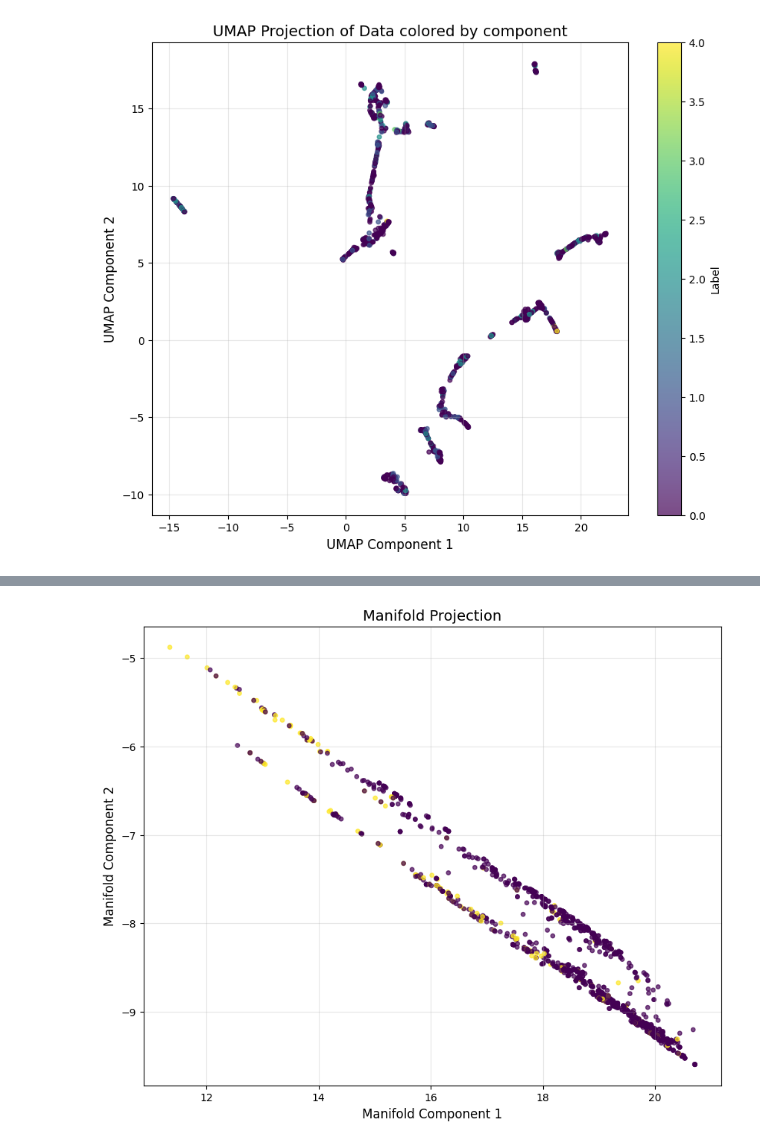
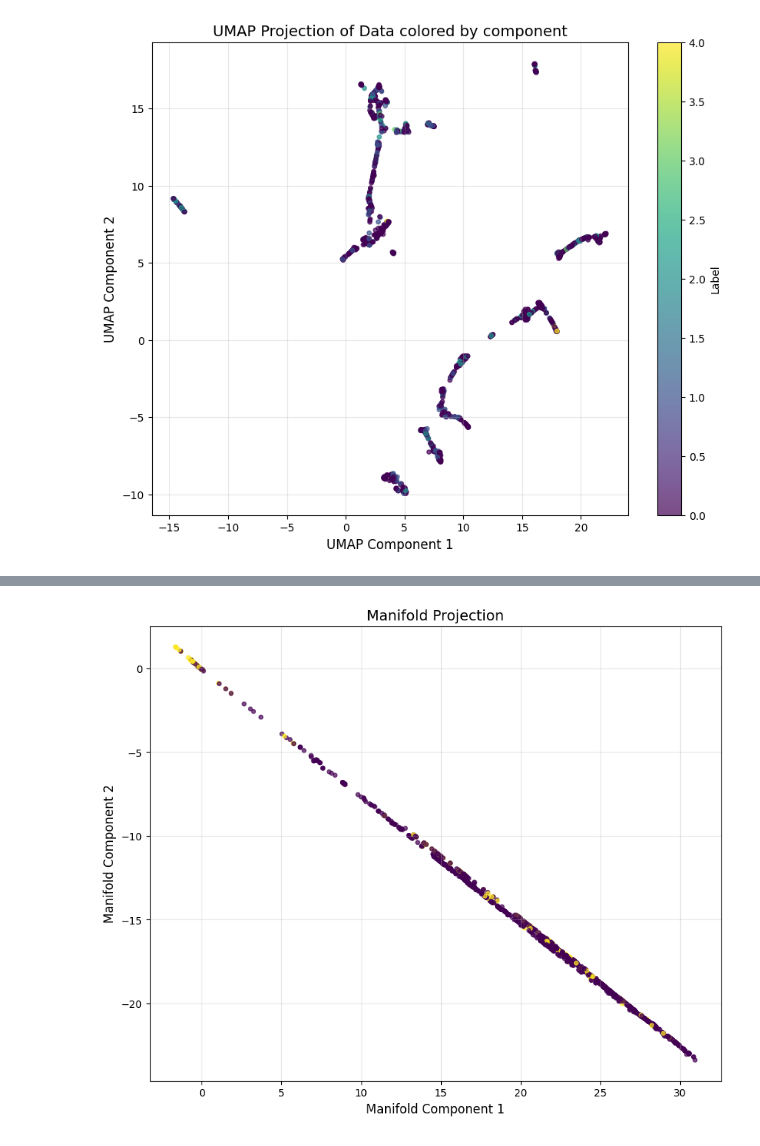
Before and after one commit to DISTA-IoT/Train_IIoT_SyntheticDataGeneration, a Jupyter notebook: Dataset_analysis.ipynb, the cells around one changed output, grey strips where cells are left out. Saved outputs shown, nothing was run; the diff lists cells and outputs as text; code cells hidden in the pictures.

```diff
--- a/Dataset_analysis.ipynb
+++ b/Dataset_analysis.ipynb
@@ -746,11 +638,11 @@ Epoch 50, Test Accuracy: 0.7634
 # %%
 components = list(dataset_new['Componente'].unique())
 component_map = {desc: i for i, desc in enumerate(components)}
-sistemi_numerici = dataset_new['Componente'].map(component_map)
+componenti_numerici = dataset_new['Componente'].map(component_map)
 print(component_map)
 # Visualize the UMAP embedding
 plt.figure(figsize=(10, 8))
-plt.scatter(embedding[:, 0], embedding[:, 1], c=sistemi_numerici, s=15, alpha=0.7)
+plt.scatter(embedding[:, 0], embedding[:, 1], c=componenti_numerici, s=15, alpha=0.7)
 plt.title('UMAP Projection of Data colored by component', fontsize=14)
 plt.xlabel('UMAP Component 1', fontsize=12)
 plt.ylabel('UMAP Component 2', fontsize=12)
@@ -765,9 +754,13 @@ plt.show()
 # %%
-classifier = MLP(
+
+
+anomaly_classifier = MLP(
     **{
         'input_dim': X.shape[1],
+        'output_dim': 2,
         'layer_norm': True,
         'mode':'OF'})
+
 
 Y = anomalous = dataset_new['Descrizione'].isin(anomalies).values
 X_train, X_test, Y_train, Y_test = train_test_split(X, Y, test_size=0.2, random_state=42)
@@ -776,15 +769,15 @@ train_scaler = MinMaxScaler()
 X_train_scaled = train_scaler.fit_transform(X_train)
 X_test_scaled = train_scaler.transform(X_test)
 
-criterion = nn.BCEWithLogitsLoss()
-optimizer = optim.Adam(classifier.parameters(), lr=0.001)
+criterion = nn.CrossEntropyLoss()
+optimizer = optim.Adam(anomaly_classifier.parameters(), lr=0.001)
 
 train_dataset = torch.utils.data.TensorDataset(
     torch.tensor(X_train_scaled).float(),
-    torch.tensor(Y_train).float())
+    torch.tensor(Y_train).long())
 test_dataset = torch.utils.data.TensorDataset(
     torch.tensor(X_test_scaled).float(),
-    torch.tensor(Y_test).float())
+    torch.tensor(Y_test).long())
 
 train_dataloader = torch.utils.data.DataLoader(
     train_dataset, batch_size=32, shuffle=True)
@@ -792,20 +785,20 @@ test_dataloader = torch.utils.data.DataLoader(
     test_dataset, batch_size=32, shuffle=False)
 
 for epoch in range(50):
-    classifier.train()
+    anomaly_classifier.train()
     for x, y in train_dataloader:
         optimizer.zero_grad()
-        output, _ = classifier(x)
-        loss = criterion(output.squeeze(), y)
+        output, _ = anomaly_classifier(x)
+        loss = criterion(output, y)
         loss.backward()
         optimizer.step()
 
-    classifier.eval()
+    anomaly_classifier.eval()
     total_correct = 0
     with torch.no_grad():
         for x, y in test_dataloader:
-            output, _ = classifier(x)
-            predicted = (output.squeeze() > 0.5).long()
+            output, _ = anomaly_classifier(x)
+            predicted = torch.argmax(output, dim=1)
             total_correct += (predicted == y).sum().item()
     accuracy = total_correct / len(test_dataset)
     print(f'Epoch {epoch+1}, Test Accuracy: {accuracy:.4f}')
@@ -813,8 +806,8 @@ for epoch in range(50):
 
 all_X_scaled = train_scaler.transform(X)
 all_X_scaled = torch.Tensor(all_X_scaled).float()
-classifier.eval()
-all_preds, manifold = classifier(all_X_scaled)
+anomaly_classifier.eval()
+all_preds, manifold = anomaly_classifier(all_X_scaled)
 all_preds = (torch.sigmoid(output.squeeze()) > 0.5).long()
 manifold = manifold.numpy()
 
@@ -846 +839 @@ Epoch 50, Test Accuracy: 0.8674
-[figure, old version]
+[figure, new version]
```
Also changed, not shown: parts of 13 cells of this notebook, 1 other file.
